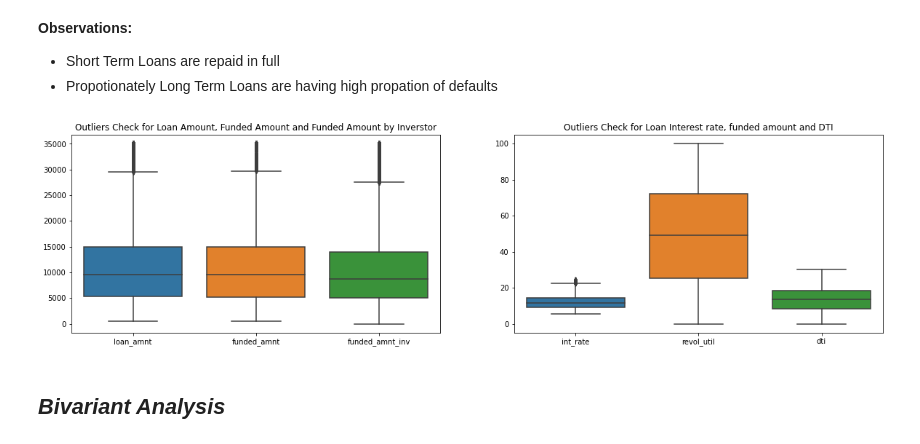
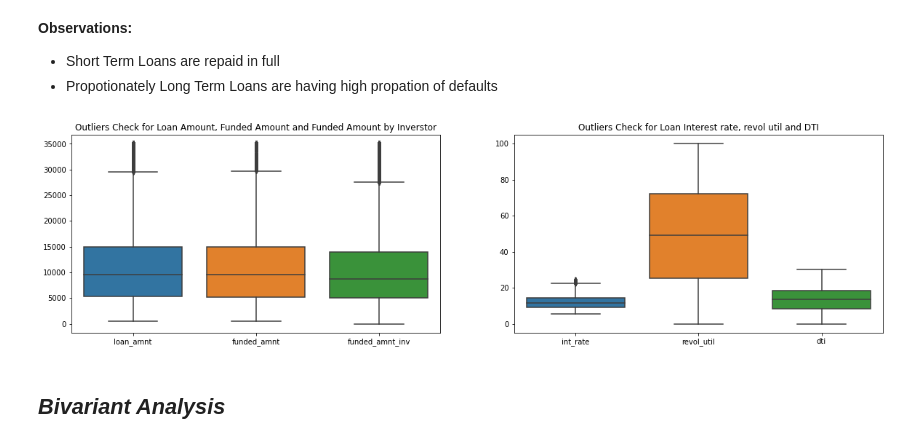
Before and after one commit to srinirama/LendingClubCaseStudy, a Jupyter notebook: RamanujamSrinivasan.ipynb, the cells around one changed output. Drawn from its saved outputs; the diff is of its cells as text; code cells hidden in the pictures.

```diff
--- a/RamanujamSrinivasan.ipynb
+++ b/RamanujamSrinivasan.ipynb
@@ -758,12 +758,12 @@ plt.show()
 # %%
 fig, (ax0,ax1) = plt.subplots(1, 2, figsize=(20,5))
 sns.boxplot(data=loans[['loan_amnt','funded_amnt','funded_amnt_inv']], ax=ax0)
 ax0.set_title('Outliers Check for Loan Amount, Funded Amount and Funded Amount by Inverstor')
 sns.boxplot(data=loans[['int_rate','revol_util','dti']], ax=ax1)
-ax1.set_title('Outliers Check for Loan Interest rate, funded amount and DTI')
+ax1.set_title('Outliers Check for Loan Interest rate, revol util and DTI')
 fig.show()
 # %% [output]
-[figure, old version]
+[figure, new version]
 # %% [markdown]
 ## *Bivariant Analysis*
 # %%
```
Also changed, not shown: parts of 11 cells of this notebook, 1 other file.
